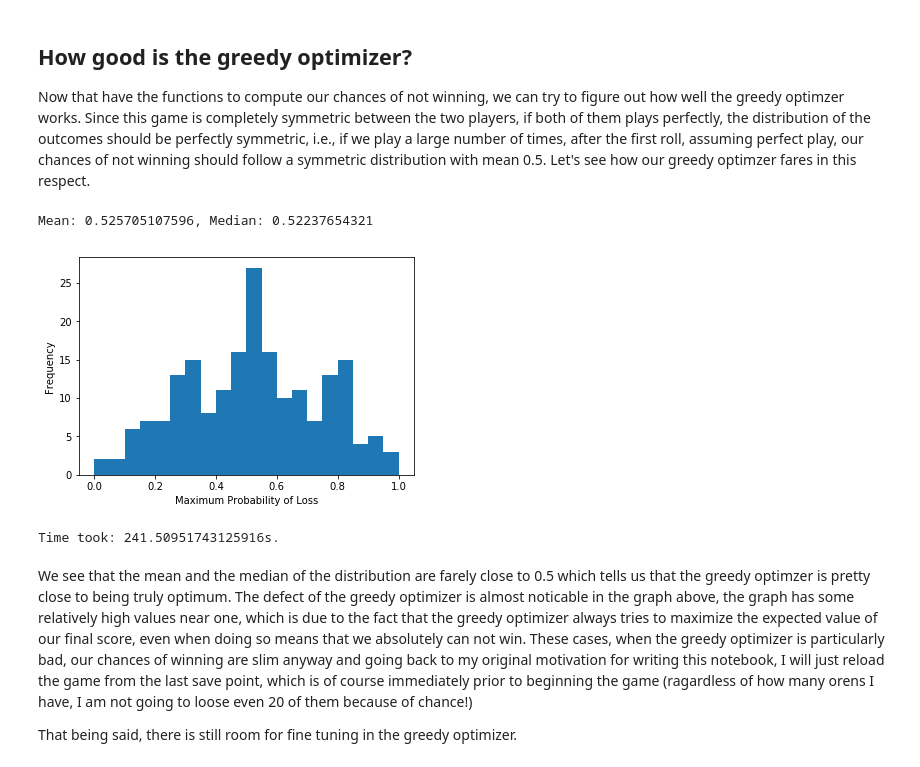
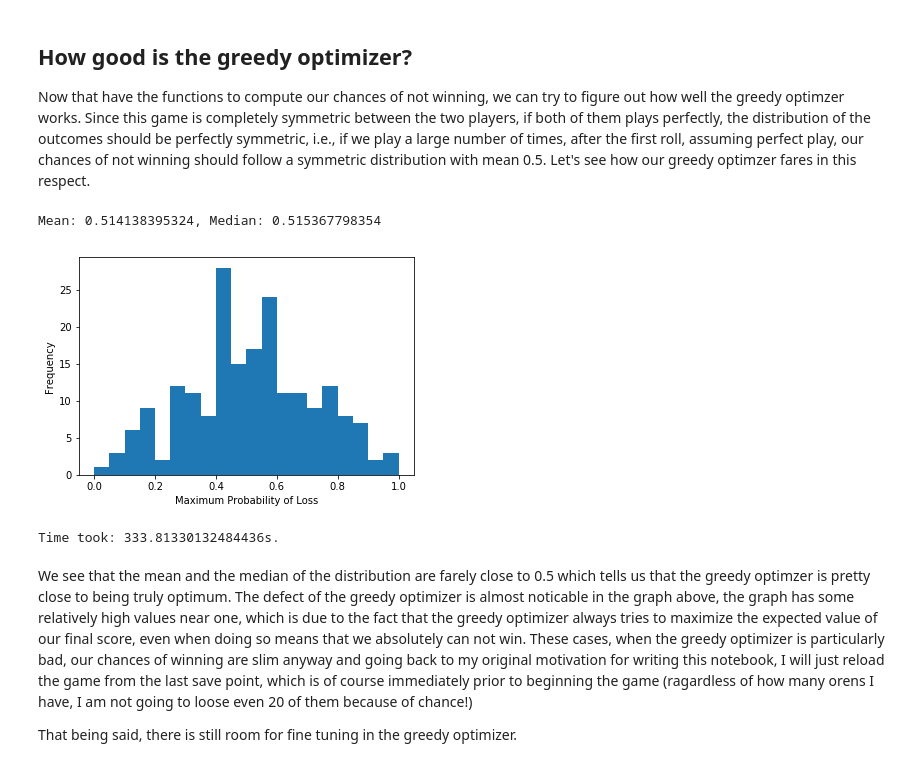
Before and after one commit to niornob/dice_poker_witcher_2, a Jupyter notebook: dice.ipynb, the cells around one changed output. Cells and saved outputs as stored; diff of their text form; code cells hidden in the pictures.

Commit message:
Tuned the greedy optimizer. Aesthetic changes to the interactive game.

```diff
--- a/dice.ipynb
+++ b/dice.ipynb
@@ -331,14 +341,14 @@ def phi(rank):
     # We are going to define phi with a slight modification, we will insert a small number in the denominator
     # in addition to pi. The reason is that this allows us to avoid erratic behavious near the highest f-values
     # that would otherwise be cause by tiny outputs of pi.
-    epsilon = 0.001
+    epsilon = 0.0001
 
     return 1/(pi(rank)+epsilon)
 # %% [markdown]
 Expectedly, this measure looks roughly exponential (cubic perhaps, but who can tell just by eyeballing!).
 # %%
 if(__name__ == '__main__'):
-    x = np.linspace(0, 9, num=50, endpoint=True)
+    x = np.linspace(0, 8.47, num=50, endpoint=True)
     plt.plot(x, np.vectorize(phi)(x))
     plt.xticks(range(0,10))
     plt.xlabel('$x$', fontsize=13)
@@ -377,13 +387,12 @@ def base_score(hand, to_roll=[], diag=False):
     size = prospect.shape[0]
     current_weight = phi(hand.score().rank_fine())
     weights = np.vectorize(phi)(np.vectorize(lambda x: x.rank_fine())(prospect['Score'])) / current_weight
-    negative_exponent = 2 # loss is more heavily oppressed than win is promoted
-    positive_exponent = 1
-    weights = weights ** np.vectorize(lambda x: positive_exponent*x if x>0 else negative_exponent*x)(prospect['Improvement'])
+    weights = weights ** prospect['Improvement']
     weights /= sum(weights)
     nu_weights = weights * prospect['Probability']
     nu_weights /= sum(nu_weights)
     possible_scores = np.vectorize(lambda x: x.rank_fine())(prospect['Score'])
+    current_score = hand.score().rank_fine()
 
     if(diag):
         #print(DataFrame(weights, index=possible_scores))
@@ -401,7 +410,7 @@ def base_score(hand, to_roll=[], diag=False):
 
         plt.show()
 
-    return sum(prospect['Improvement']  * nu_weights)
+    return sum(nu_weights * (possible_scores - current_score))
 # %% [markdown]
 Example of how the scoring works for a random hand and a random subset to roll. The black line in the plots is at the position corresponding to the $f$-value of the current hand (prior to rolling the dices in $s$).
 # %%
@@ -438,19 +447,14 @@ def second_choices():
 # %%
 # "greedy_choice" is the function that takes in a "Hand" object as input and outputs the subset
 # (as a list of positions) that maximizes the metric defined in the last section.
-def greedy_choice(hand):
+def greedy_choice(hand, choices=second_choices()):
     assert(type(hand) == Hand and len(hand.pattern) == 5)
 
-    choices = second_choices()
     scored_choices = [[choice, base_score(hand, choice)] for choice in choices]
     options = DataFrame(scored_choices, columns=['To Roll', 'Score'])
     options = options.sort_values('Score', ascending=False)
 
     return options.loc[options['Score'].idxmax()]['To Roll']
-# One exemplary case where the greedy choice differs from the optimum choice is the following:
-# my hand = 54361, opponent's hand = 44225
-# optimum choice = [0, 1, 2, 4] with p_loss_max = .69
-# greedy choice = [3, 4] with p_loss_max: 0.76
 # %% [markdown]
 # Computing Losses
 We will assume that the opponent will play the best (for the opponent) possible move and then compute the probability of not winning.
@@ -482,20 +486,20 @@ Now that have the functions to compute our chances of not winning, we can try to
 # %%
 if(__name__ == '__main__'):
     start_time = time.time()
     sample_size = 200
     n_bins = int(sample_size/10)
     rolls = second_choices()
-    p_loss_distro = [(lambda x: p_loss_max(x, greedy_choice(x), roll(), rolls))(roll()) for i in range(sample_size)]
+    p_loss_distro = [(lambda x: p_loss_max(x, greedy_choice(x, choices=rolls), roll(), rolls))(roll()) for i in range(sample_size)]
     plt.hist(p_loss_distro, bins=n_bins, range=(0,1))
     plt.xlabel('Maximum Probability of Loss')
     plt.ylabel('Frequency')
     print('Mean: ' + str(np.mean(p_loss_distro)) + ', Median: ' + str(np.median(p_loss_distro)))
     plt.show()
     print('Time took: ' + str(time.time()-start_time) + 's.')
 # %% [output]
-Mean: 0.525705107596, Median: 0.52237654321
+Mean: 0.514138395324, Median: 0.515367798354
-[figure, old version]
+[figure, new version]
-Time took: 241.50951743125916s.
+Time took: 333.81330132484436s.
 # %% [markdown]
 We see that the mean and the median of the distribution are farely close to 0.5 which tells us that the greedy optimzer is pretty close to being truly optimum. The defect of the greedy optimizer is almost noticable in the graph above, the graph has some relatively high values near one, which is due to the fact that the greedy optimizer always tries to maximize the expected value of our final score, even when doing so means that we absolutely can not win. These cases, when the greedy optimizer is particularly bad, our chances of winning are slim anyway and going back to my original motivation for writing this notebook, I will just reload the game from the last save point, which is of course immediately prior to beginning the game (ragardless of how many orens I have, I am not going to loose even 20 of them because of chance!)
 
```
Also changed, not shown: parts of 7 cells of this notebook, 2 other files.
